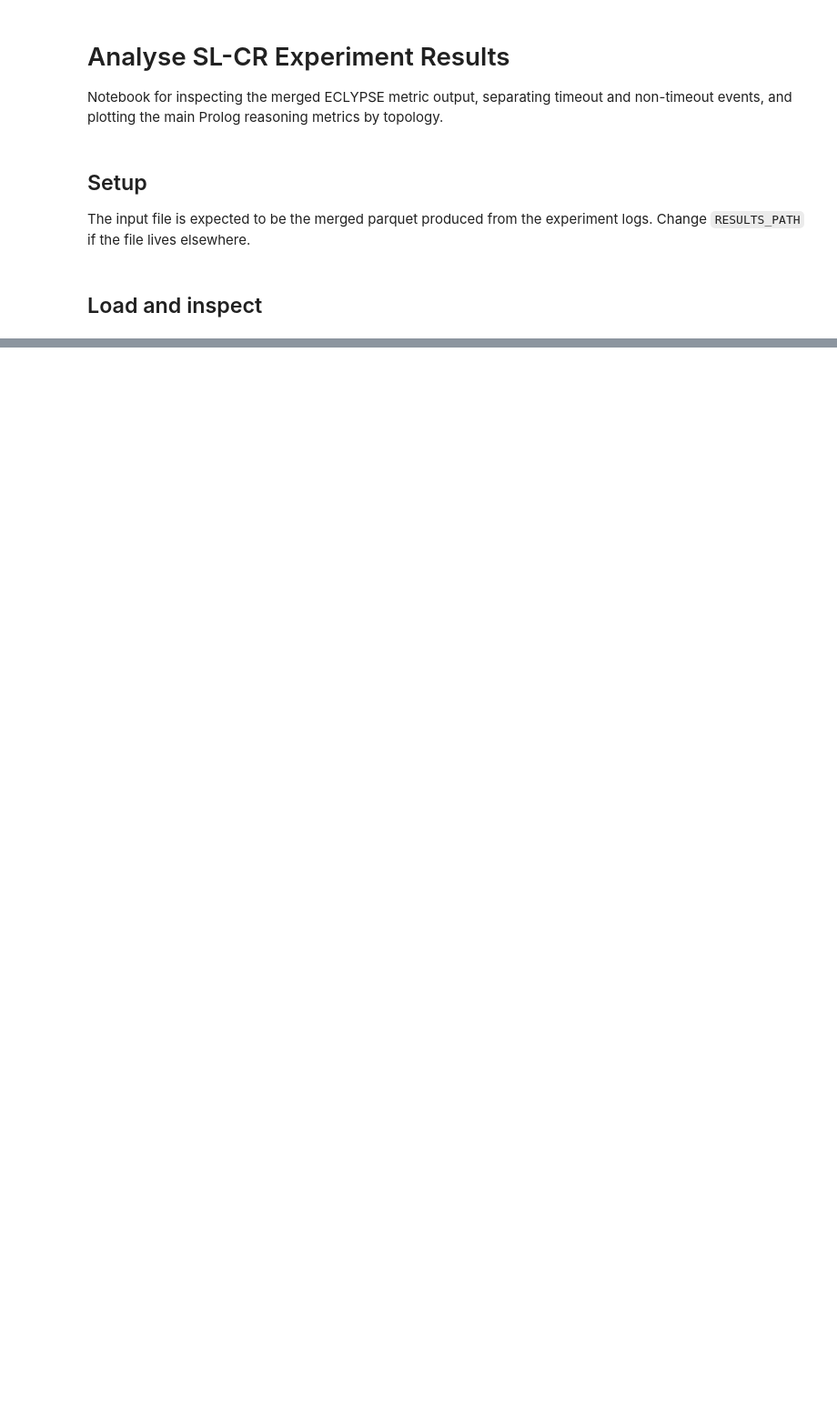
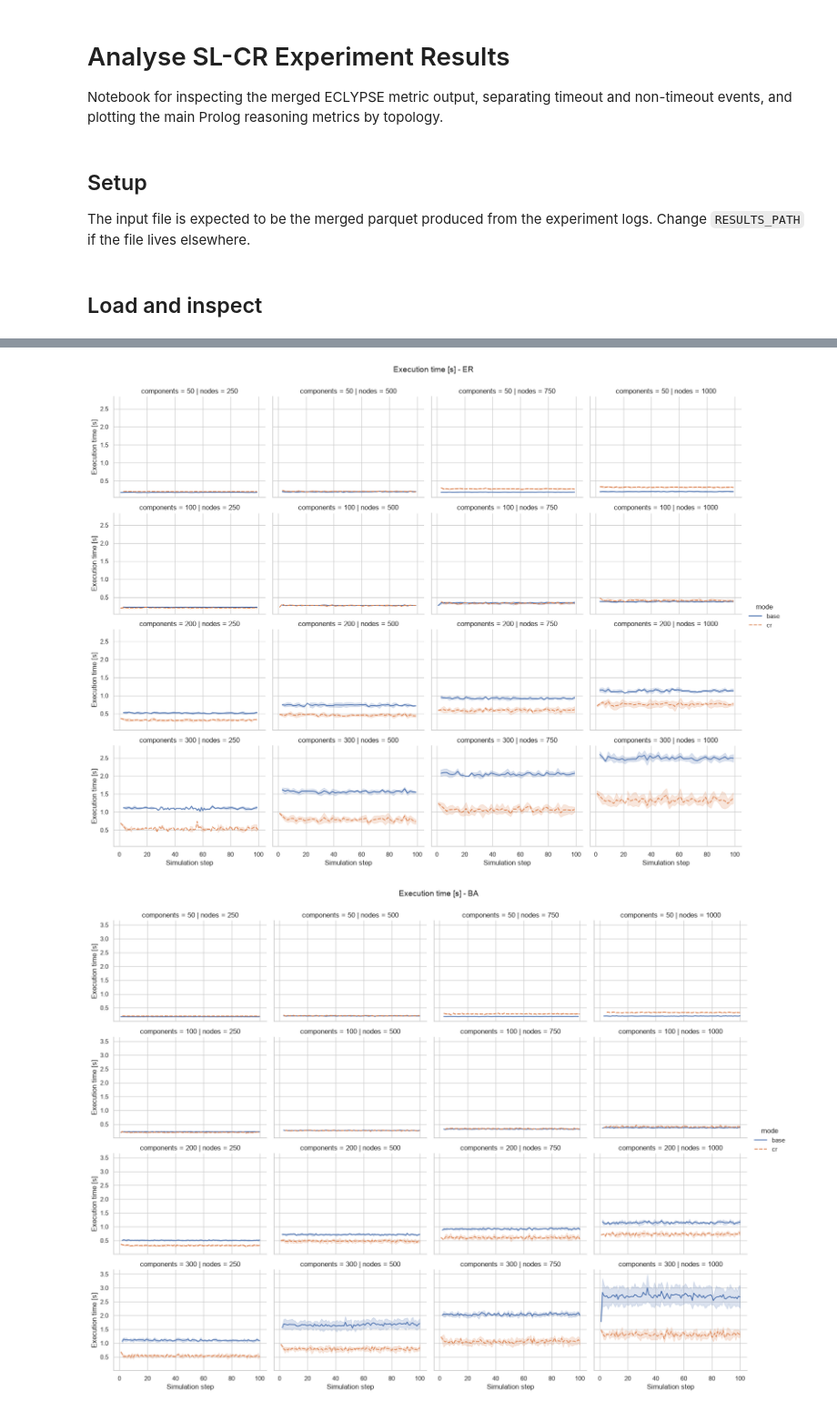
Before and after one commit to di-unipi-socc/sl-cr, a Jupyter notebook: notebooks/analyse.ipynb, the cells around one changed output, grey strips where cells are left out. Shown at 91% size. Saved outputs shown, nothing was run; the diff lists cells and outputs as text; code cells hidden in the pictures; blank space fills up the shorter version.

```diff
--- a/notebooks/analyse.ipynb
+++ b/notebooks/analyse.ipynb
@@ -446,0 +240,52 @@ plt.show()
+# %%
+outlier_group_cols = ["mode", "nodes", "components"]
+
+for metric in METRICS:
+    for topology in TOPOLOGIES:
+
+        data = plot_df[
+            (plot_df["callback_id"] == metric) &
+            (plot_df["topology"] == topology)
+        ].copy()
+
+        data = data.groupby(outlier_group_cols).apply(remove_outliers_iqr).copy()
+
+        if data.empty:
+            print(f"{metric} - {topology}: no data after outlier removal")
+            continue
+
+        g = sns.relplot(
+            data=data,
+            x="n_event",
+            y="value",
+            hue="mode",
+            style="mode",
+            col="nodes",
+            row="components",
+            kind="line",
+            errorbar="sd",
+            marker=None,
+            height=3.0,
+            aspect=1.35,
+            facet_kws={"sharex": True, "sharey": True},
+        )
+
+        g.set_axis_labels("Simulation step", METRIC_LABELS[metric])
+        g.set_titles(
+            row_template="components = {row_name}",
+            col_template="nodes = {col_name}"
+        )
+
+        g.figure.suptitle(
+            f"{METRIC_LABELS[metric]} - {topology}",
+            y=1.03,
+            fontsize=14
+        )
+
+        for ax in g.axes.flat:
+            ax.grid(True)
+
+        plt.show()
+# %% [output]
+[figure, added]
+[figure, added]
```
Also changed, not shown: parts of 25 cells of this notebook.
